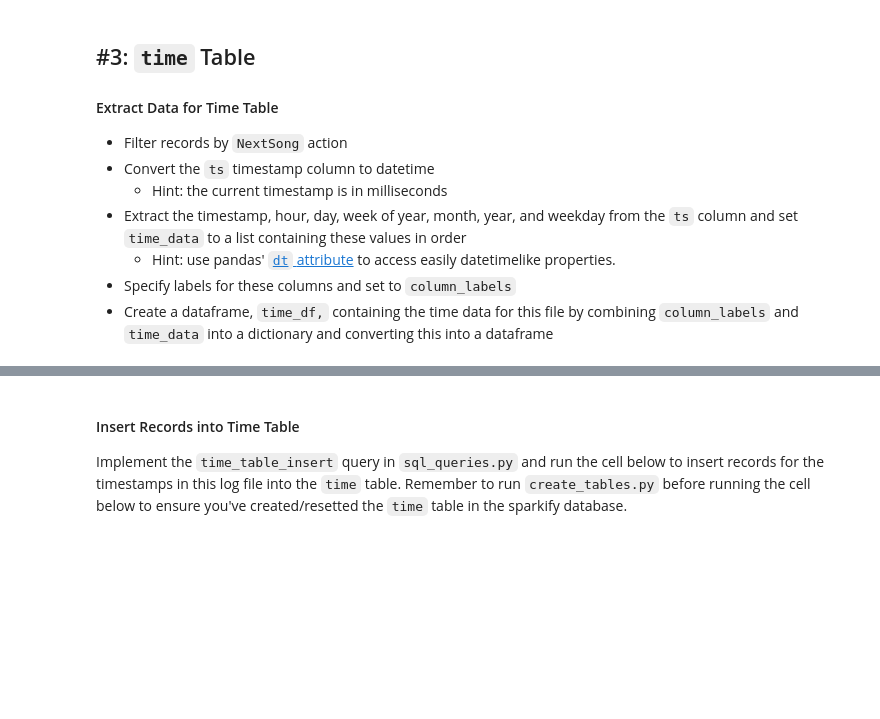
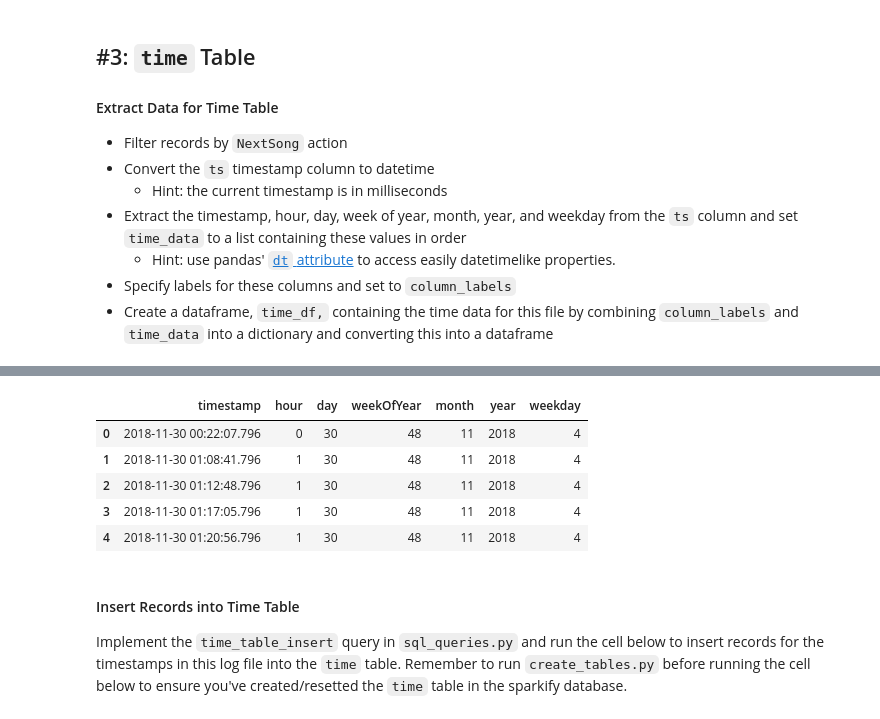
Before and after one commit to RFMVasconcelos/postgres-playlists, a Jupyter notebook: etl.ipynb, the cells around one changed output, grey strips where cells are left out. Cells and saved outputs as stored; diff of their text form; code cells hidden in the pictures; blank space fills up the shorter version.

Commit message:
etl time

```diff
--- a/etl.ipynb
+++ b/etl.ipynb
@@ -132,6 +154,24 @@ column_labels = ()
+# %%
+hour = t.dt.hour
+day = t.dt.day
+weekofyear = t.dt.weekofyear
+month = t.dt.month
+year = t.dt.year
+weekday = t.dt.weekday
+# %%
+time_data = pd.concat([t, hour, day, weekofyear, month, year, weekday], axis=1).values.tolist()
+# %%
+column_labels = ('timestamp', 'hour', 'day', 'weekOfYear', 'month', 'year', 'weekday')
 # %%
-time_df =
+time_df = pd.DataFrame.from_records(time_data, columns=column_labels)
 time_df.head()
+# %% [output]
+|  | timestamp | hour | day | weekOfYear | month | year | weekday |
+| 0 | 2018-11-30 00:22:07.796 | 0 | 30 | 48 | 11 | 2018 | 4 |
+| 1 | 2018-11-30 01:08:41.796 | 1 | 30 | 48 | 11 | 2018 | 4 |
+| 2 | 2018-11-30 01:12:48.796 | 1 | 30 | 48 | 11 | 2018 | 4 |
+| 3 | 2018-11-30 01:17:05.796 | 1 | 30 | 48 | 11 | 2018 | 4 |
+| 4 | 2018-11-30 01:20:56.796 | 1 | 30 | 48 | 11 | 2018 | 4 |
 # %% [markdown]
 #### Insert Records into Time Table
 Implement the `time_table_insert` query in `sql_queries.py` and run the cell below to insert records for the timestamps in this log file into the `time` table. Remember to run `create_tables.py` before running the cell below to ensure you've created/resetted the `time` table in the sparkify database.
```
Also changed, not shown: parts of 9 cells of this notebook, 1 other file.
